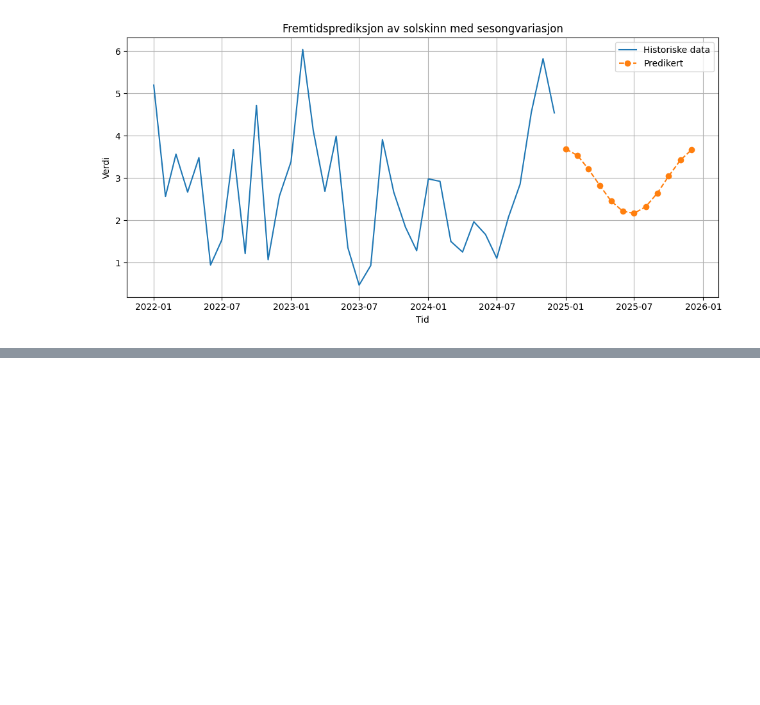
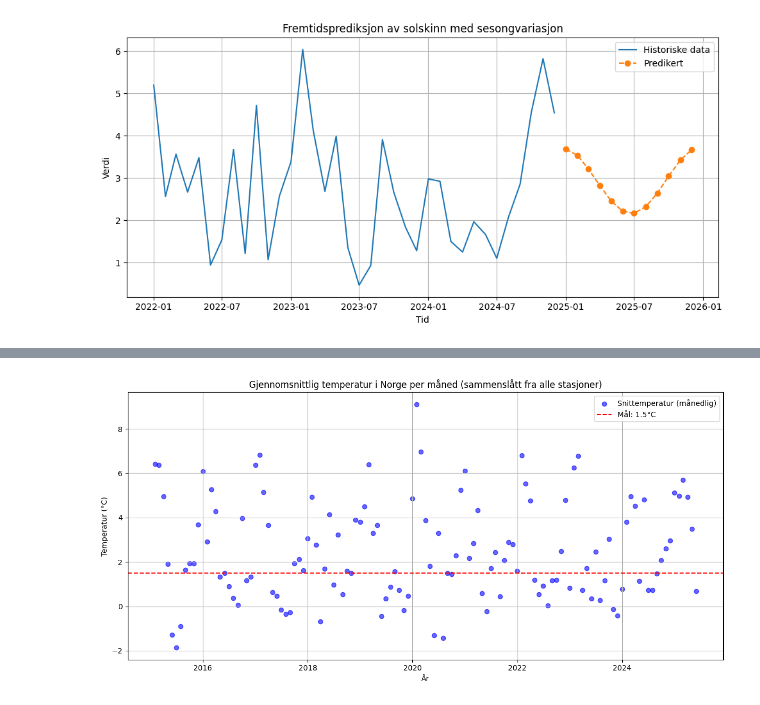
Before and after one commit to oysteike/miljodataAnalyse, a Jupyter notebook: notebooks/plot_prediction.ipynb, the cells around one changed output, grey strips where cells are left out. Drawn from its saved outputs; the diff is of its cells as text; code cells hidden in the pictures; blank space fills up the shorter version.

```diff
--- a/notebooks/plot_prediction.ipynb
+++ b/notebooks/plot_prediction.ipynb
@@ -51,3 +52,29 @@ plt.tight_layout()
 plt.show()
 # %% [output]
 [figure]
+# %%
+import sys
+import matplotlib.pyplot as plt
+import pandas as pd
+import os
+sys.path.append('../src')
+from processing.temperature_calculations import analyze_temperature_progress
+target = 1.5
+df, a, b  = analyze_temperature_progress(os.path.join(os.path.dirname(os.getcwd()), "data", "temperature_since_2015"))
+
+
+fig, ax = plt.subplots(figsize=(12, 6))
+ax.scatter(df['referenceTimestamp'], df['anomaly'], color='blue', alpha=0.6, label='Snittemperatur (månedlig)')
+
+# Horisontal mållinje
+ax.axhline(y=target, color='red', linestyle='--', label=f'Mål: {target}°C')
+
+ax.set_title("Gjennomsnittlig temperatur i Norge per måned (sammenslått fra alle stasjoner)")
+ax.set_xlabel("År")
+ax.set_ylabel("Temperatur (°C)")
+ax.legend()
+ax.grid(True)
+
+plt.tight_layout()
+plt.show()
+# %% [output]
@@ -53,0 +87 @@ plt.show()
+[figure, added]
```
Also changed, not shown: parts of 2 cells of this notebook, 13 other files.
